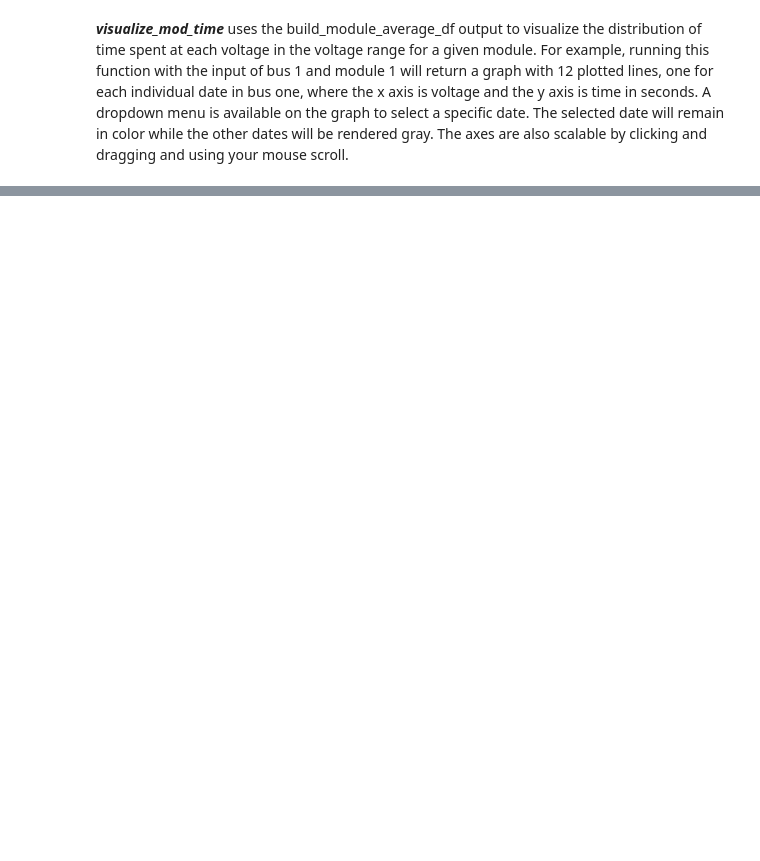
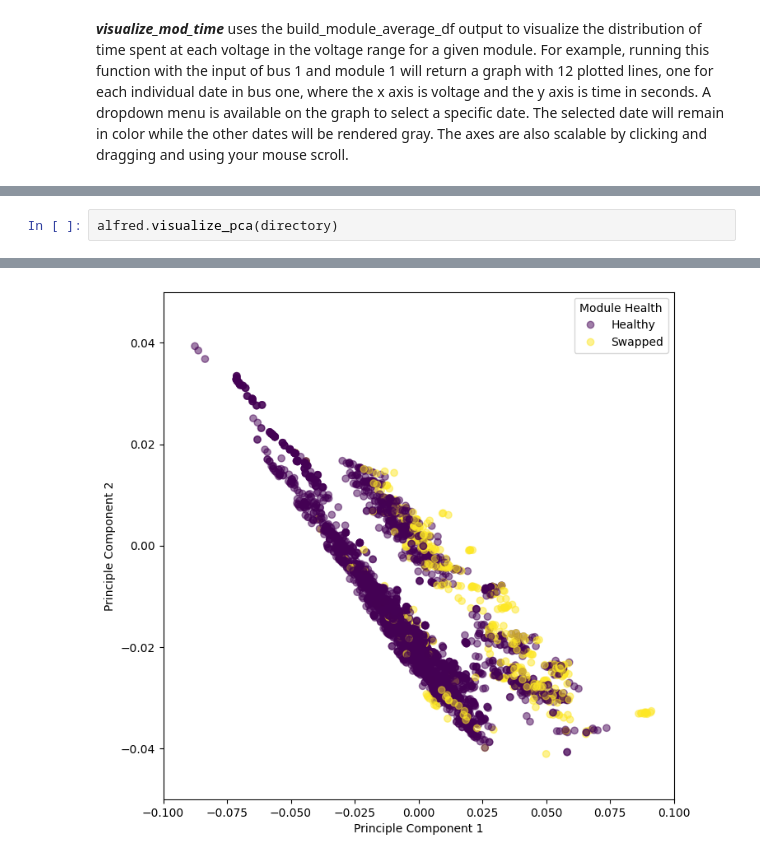
Before and after one commit to TheBattCave/TheBattmobile, a Jupyter notebook: examples/Example_notebook.ipynb, the cells around one changed output, grey strips where cells are left out. Saved outputs shown, nothing was run; the diff lists cells and outputs as text; blank space fills up the shorter version.

```diff
--- a/examples/Example_notebook.ipynb
+++ b/examples/Example_notebook.ipynb
@@ -231,0 +272,3 @@ alfred.visualize_mod_time(directory, 'bus_0039142903b40233500710/', 1)
+# %%
+alfred.visualize_pca(directory)
+# %% [output]
@@ -231,0 +276 @@ alfred.visualize_mod_time(directory, 'bus_0039142903b40233500710/', 1)
+[figure, added]
```
Also changed, not shown: parts of 11 cells of this notebook.
